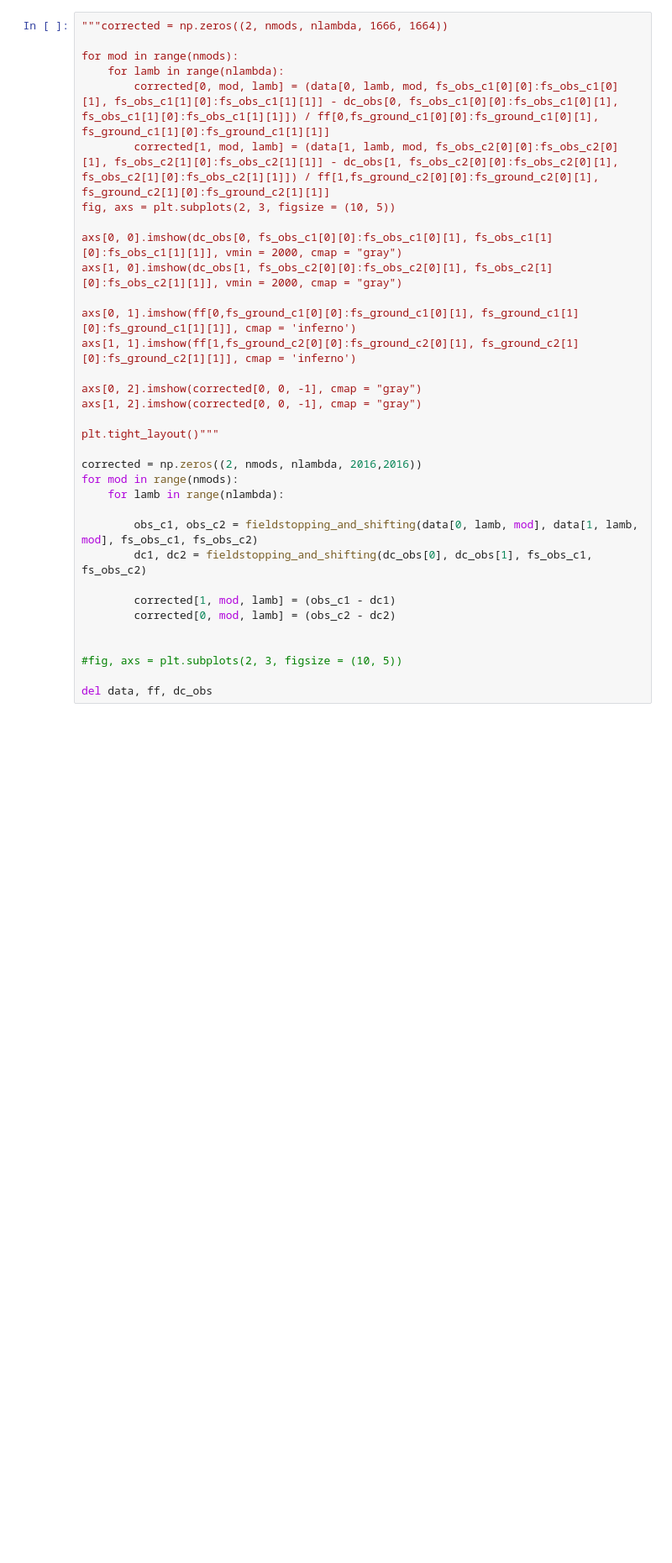
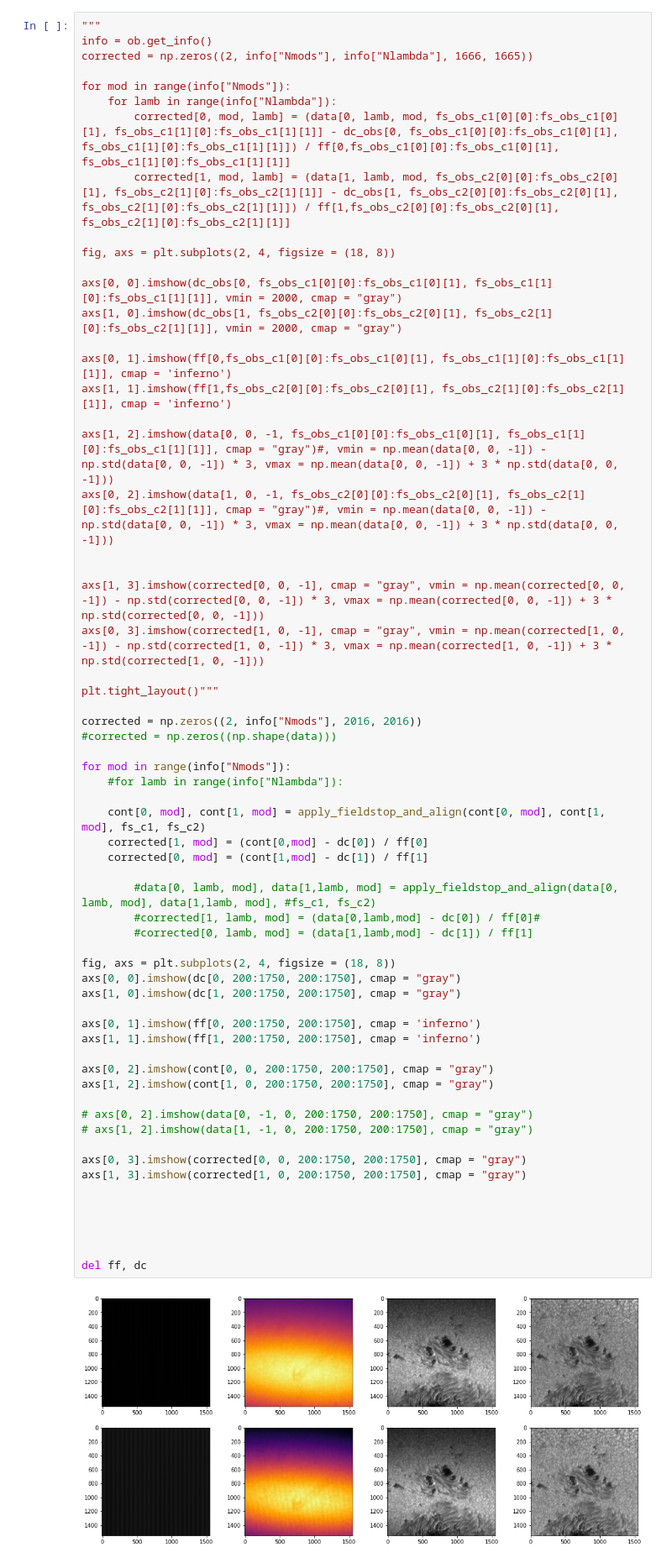
Before and after one commit to PabloSGN/TuMags_Reduction_Pipeline, a Jupyter notebook: reduction_jupyter.ipynb, the cells around one changed output. Shown at 84% size. Cells and saved outputs as stored; diff of their text form; blank space fills up the shorter version.

```diff
--- a/reduction_jupyter.ipynb
+++ b/reduction_jupyter.ipynb
@@ -64,34 +124,64 @@ ff = compute_master_flat_field(flats_c1, flats_c2, np.zeros((2, 2016, 2016)), fs
 # %%
-"""corrected = np.zeros((2, nmods, nlambda, 1666, 1664))
+"""
+info = ob.get_info()
+corrected = np.zeros((2, info["Nmods"], info["Nlambda"], 1666, 1665))
 
-for mod in range(nmods):
-    for lamb in range(nlambda):
-        corrected[0, mod, lamb] = (data[0, lamb, mod, fs_obs_c1[0][0]:fs_obs_c1[0][1], fs_obs_c1[1][0]:fs_obs_c1[1][1]] - dc_obs[0, fs_obs_c1[0][0]:fs_obs_c1[0][1], fs_obs_c1[1][0]:fs_obs_c1[1][1]]) / ff[0,fs_ground_c1[0][0]:fs_ground_c1[0][1], fs_ground_c1[1][0]:fs_ground_c1[1][1]]
-        corrected[1, mod, lamb] = (data[1, lamb, mod, fs_obs_c2[0][0]:fs_obs_c2[0][1], fs_obs_c2[1][0]:fs_obs_c2[1][1]] - dc_obs[1, fs_obs_c2[0][0]:fs_obs_c2[0][1], fs_obs_c2[1][0]:fs_obs_c2[1][1]]) / ff[1,fs_ground_c2[0][0]:fs_ground_c2[0][1], fs_ground_c2[1][0]:fs_ground_c2[1][1]]
-fig, axs = plt.subplots(2, 3, figsize = (10, 5))
+for mod in range(info["Nmods"]):
+    for lamb in range(info["Nlambda"]):
+        corrected[0, mod, lamb] = (data[0, lamb, mod, fs_obs_c1[0][0]:fs_obs_c1[0][1], fs_obs_c1[1][0]:fs_obs_c1[1][1]] - dc_obs[0, fs_obs_c1[0][0]:fs_obs_c1[0][1], fs_obs_c1[1][0]:fs_obs_c1[1][1]]) / ff[0,fs_obs_c1[0][0]:fs_obs_c1[0][1], fs_obs_c1[1][0]:fs_obs_c1[1][1]]
+        corrected[1, mod, lamb] = (data[1, lamb, mod, fs_obs_c2[0][0]:fs_obs_c2[0][1], fs_obs_c2[1][0]:fs_obs_c2[1][1]] - dc_obs[1, fs_obs_c2[0][0]:fs_obs_c2[0][1], fs_obs_c2[1][0]:fs_obs_c2[1][1]]) / ff[1,fs_obs_c2[0][0]:fs_obs_c2[0][1], fs_obs_c2[1][0]:fs_obs_c2[1][1]]
+
+fig, axs = plt.subplots(2, 4, figsize = (18, 8))
 
 axs[0, 0].imshow(dc_obs[0, fs_obs_c1[0][0]:fs_obs_c1[0][1], fs_obs_c1[1][0]:fs_obs_c1[1][1]], vmin = 2000, cmap = "gray")
 axs[1, 0].imshow(dc_obs[1, fs_obs_c2[0][0]:fs_obs_c2[0][1], fs_obs_c2[1][0]:fs_obs_c2[1][1]], vmin = 2000, cmap = "gray")
 
-axs[0, 1].imshow(ff[0,fs_ground_c1[0][0]:fs_ground_c1[0][1], fs_ground_c1[1][0]:fs_ground_c1[1][1]], cmap = 'inferno')
-axs[1, 1].imshow(ff[1,fs_ground_c2[0][0]:fs_ground_c2[0][1], fs_ground_c2[1][0]:fs_ground_c2[1][1]], cmap = 'inferno')
+axs[0, 1].imshow(ff[0,fs_obs_c1[0][0]:fs_obs_c1[0][1], fs_obs_c1[1][0]:fs_obs_c1[1][1]], cmap = 'inferno')
+axs[1, 1].imshow(ff[1,fs_obs_c2[0][0]:fs_obs_c2[0][1], fs_obs_c2[1][0]:fs_obs_c2[1][1]], cmap = 'inferno')
 
-axs[0, 2].imshow(corrected[0, 0, -1], cmap = "gray")
-axs[1, 2].imshow(corrected[0, 0, -1], cmap = "gray")
+axs[1, 2].imshow(data[0, 0, -1, fs_obs_c1[0][0]:fs_obs_c1[0][1], fs_obs_c1[1][0]:fs_obs_c1[1][1]], cmap = "gray")#, vmin = np.mean(data[0, 0, -1]) - np.std(data[0, 0, -1]) * 3, vmax = np.mean(data[0, 0, -1]) + 3 * np.std(data[0, 0, -1]))
+axs[0, 2].imshow(data[1, 0, -1, fs_obs_c2[0][0]:fs_obs_c2[0][1], fs_obs_c2[1][0]:fs_obs_c2[1][1]], cmap = "gray")#, vmin = np.mean(data[0, 0, -1]) - np.std(data[0, 0, -1]) * 3, vmax = np.mean(data[0, 0, -1]) + 3 * np.std(data[0, 0, -1]))
+
+
+axs[1, 3].imshow(corrected[0, 0, -1], cmap = "gray", vmin = np.mean(corrected[0, 0, -1]) - np.std(corrected[0, 0, -1]) * 3, vmax = np.mean(corrected[0, 0, -1]) + 3 * np.std(corrected[0, 0, -1]))
+axs[0, 3].imshow(corrected[1, 0, -1], cmap = "gray", vmin = np.mean(corrected[1, 0, -1]) - np.std(corrected[1, 0, -1]) * 3, vmax = np.mean(corrected[1, 0, -1]) + 3 * np.std(corrected[1, 0, -1]))
 
 plt.tight_layout()"""
 
-corrected = np.zeros((2, nmods, nlambda, 2016,2016))
-for mod in range(nmods):
-    for lamb in range(nlambda):
+corrected = np.zeros((2, info["Nmods"], 2016, 2016))
+#corrected = np.zeros((np.shape(data)))
 
-        obs_c1, obs_c2 = fieldstopping_and_shifting(data[0, lamb, mod], data[1, lamb, mod], fs_obs_c1, fs_obs_c2)
-        dc1, dc2 = fieldstopping_and_shifting(dc_obs[0], dc_obs[1], fs_obs_c1, fs_obs_c2)
+for mod in range(info["Nmods"]):
+    #for lamb in range(info["Nlambda"]):
 
-        corrected[1, mod, lamb] = (obs_c1 - dc1)
-        corrected[0, mod, lamb] = (obs_c2 - dc2)
+    cont[0, mod], cont[1, mod] = apply_fieldstop_and_align(cont[0, mod], cont[1, mod], fs_c1, fs_c2)
+    corrected[1, mod] = (cont[0,mod] - dc[0]) / ff[0]
+    corrected[0, mod] = (cont[1,mod] - dc[1]) / ff[1]
+
+        #data[0, lamb, mod], data[1,lamb, mod] = apply_fieldstop_and_align(data[0, lamb, mod], data[1,lamb, mod], #fs_c1, fs_c2)
+        #corrected[1, lamb, mod] = (data[0,lamb,mod] - dc[0]) / ff[0]#
+        #corrected[0, lamb, mod] = (data[1,lamb,mod] - dc[1]) / ff[1]
+
+fig, axs = plt.subplots(2, 4, figsize = (18, 8))
+axs[0, 0].imshow(dc[0, 200:1750, 200:1750], cmap = "gray")
+axs[1, 0].imshow(dc[1, 200:1750, 200:1750], cmap = "gray")
+
+axs[0, 1].imshow(ff[0, 200:1750, 200:1750], cmap = 'inferno')
+axs[1, 1].imshow(ff[1, 200:1750, 200:1750], cmap = 'inferno')
+
+axs[0, 2].imshow(cont[0, 0, 200:1750, 200:1750], cmap = "gray")
+axs[1, 2].imshow(cont[1, 0, 200:1750, 200:1750], cmap = "gray")
+
+# axs[0, 2].imshow(data[0, -1, 0, 200:1750, 200:1750], cmap = "gray")
+# axs[1, 2].imshow(data[1, -1, 0, 200:1750, 200:1750], cmap = "gray")
+
+axs[0, 3].imshow(corrected[0, 0, 200:1750, 200:1750], cmap = "gray")
+axs[1, 3].imshow(corrected[1, 0, 200:1750, 200:1750], cmap = "gray")
 
 
-#fig, axs = plt.subplots(2, 3, figsize = (10, 5))
 
-del data, ff, dc_obs
+
+
+del ff, dc
+# %% [output]
+[figure, added]
```
Also changed, not shown: parts of 14 cells of this notebook, 10 other files.
